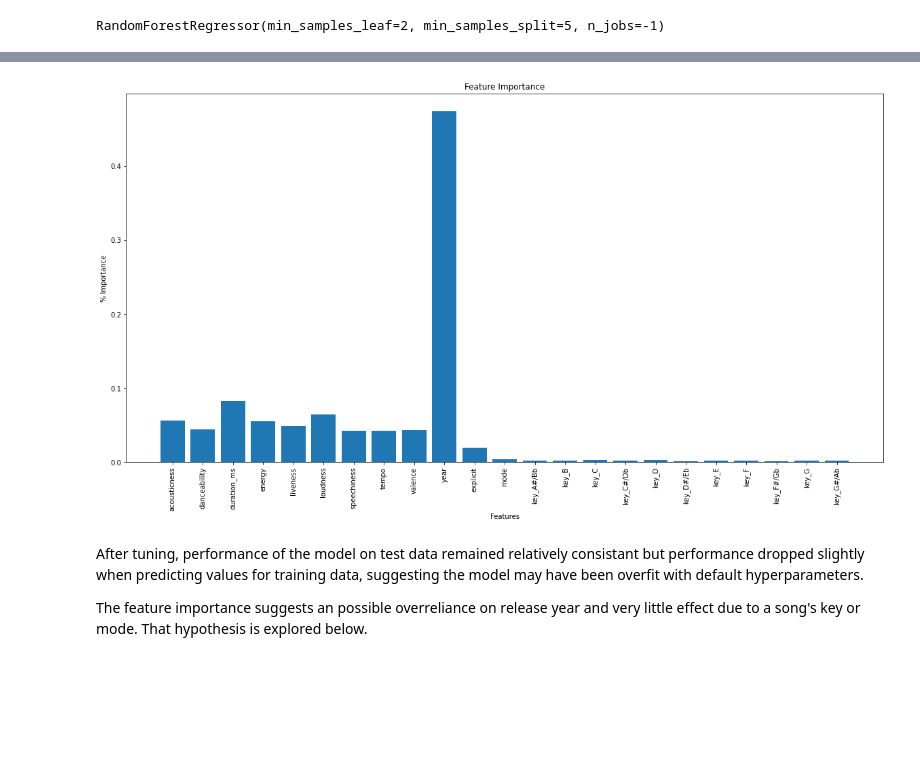
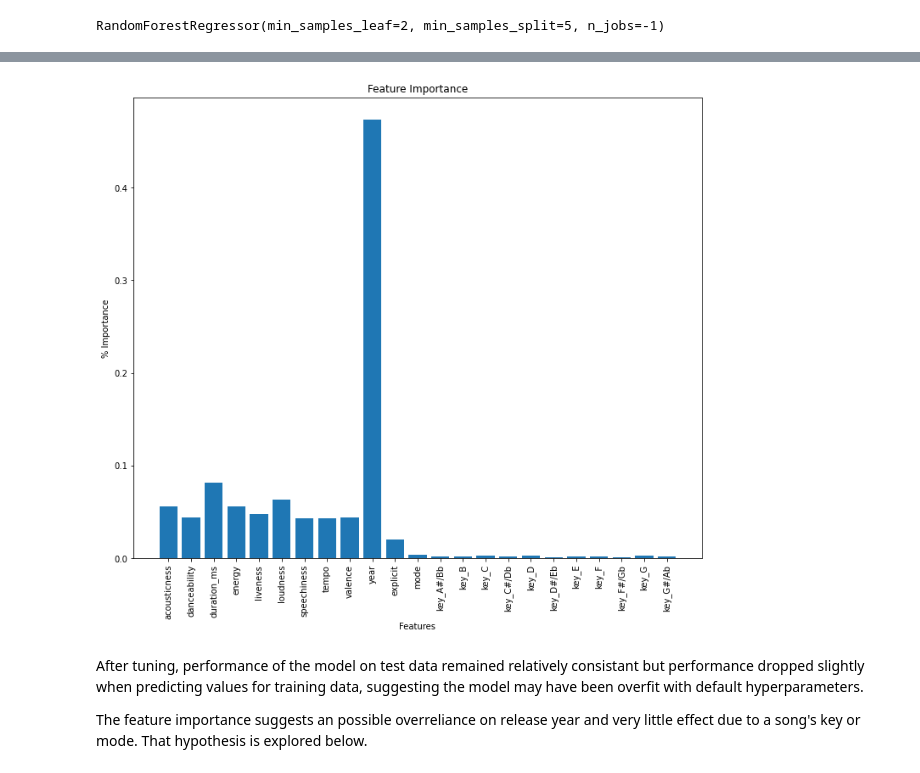
Before and after one commit to carlosjgarza89/spotify_pop_model, a Jupyter notebook: master_notebook.ipynb, the cells around one changed output, grey strips where cells are left out. Drawn from its saved outputs; the diff is of its cells as text; code cells hidden in the pictures; blank space fills up the shorter version.

```diff
--- a/master_notebook.ipynb
+++ b/master_notebook.ipynb
@@ -573,14 +573,14 @@ Test MAE:  8.917500547387487
 feature_importance = rfr_final.feature_importances_
 # %%
 # display feature importance
-plt.figure(figsize=(20,10))
+plt.figure(figsize=(12,10))
 plt.bar(X_train.columns, feature_importance)
 plt.xticks(rotation=90);
 plt.title('Feature Importance');
 plt.xlabel('Features');
 plt.ylabel('% Importance');
 # %% [output]
-[figure, old version]
+[figure, new version]
 # %% [markdown]
 After tuning, performance of the model on test data remained relatively consistant but performance dropped slightly when predicting values for training data, suggesting the model may have been overfit with default hyperparameters.
 
```
Also changed, not shown: parts of 12 cells of this notebook, 16 other files.
